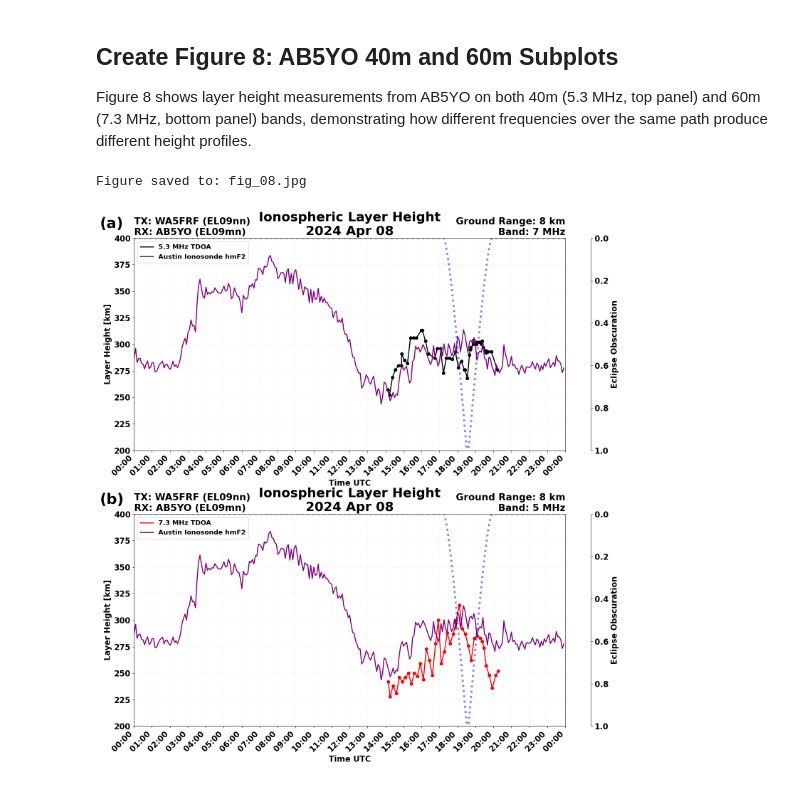
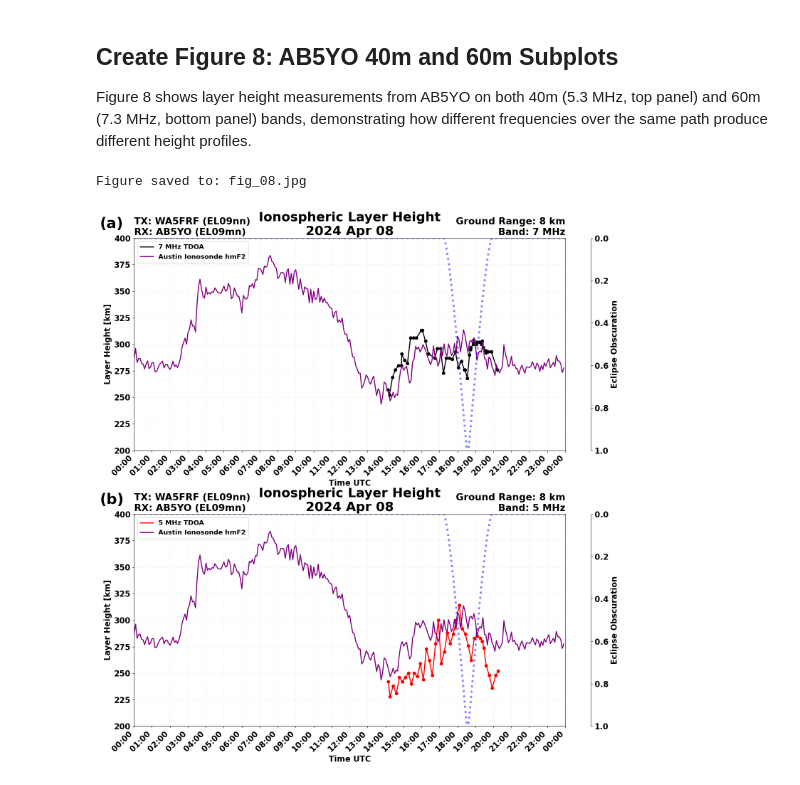
Before and after one commit to HamSCI/HF-TDOA-Frontiers-2025, a Jupyter notebook: fig_08/fig_08.ipynb, the cells around one changed output. Saved outputs shown, nothing was run; the diff lists cells and outputs as text; code cells hidden in the pictures.

Commit message:
use values from path_info

```diff
--- a/fig_08/fig_08.ipynb
+++ b/fig_08/fig_08.ipynb
@@ -35,14 +35,14 @@ fig, (ax1, ax2) = plt.subplots(2, 1, figsize=(15, 16))
 xlim = (datetime.datetime(2024, 4, 8), datetime.datetime(2024, 4, 9))
 ylim = (200, 400)
 
-# Panel (a): 40m (5.3 MHz) data
+# Panel (a): 40m (7 MHz) data
 tdoa.overlay_tdoa_csv(
     ax1,
     csv_path='../data/CSVs/2024-04-08_TX_WA5FRF_EL09nn-RX_AB5YO_EL09mn-40m_manual_analysis.csv',
     model_coeffs=(1, 0),  # No transformation needed - data already in km
     overlay_manual=True,
     overlay_autocorr=False,
-    manual_label='5.3 MHz TDOA',
+    manual_label=f'{path_info_40m.band_str} TDOA',
     manual_color='black',
     manual_linestyle='solid'
 )
@@ -87,14 +87,14 @@ tdoa.title_from_pfx(ax1, path_info_40m, date=date, center_title='Ionospheric Lay
 ax1.text(-0.08, 1.100, '(a)', transform=ax1.transAxes,
          fontsize=30, fontweight='bold', va='top', ha='left')
 
-# Panel (b): 60m (7.3 MHz) data
+# Panel (b): 60m (5 MHz) data
 tdoa.overlay_tdoa_csv(
     ax2,
     csv_path='../data/CSVs/2024-04-08_TX_WA5FRF_EL09nn-RX_AB5YO_EL09mn-60m_manual_analysis.csv',
     model_coeffs=(1, 0),  # No transformation needed - data already in km
     overlay_manual=True,
     overlay_autocorr=False,
-    manual_label='7.3 MHz TDOA',
+    manual_label=f'{path_info_60m.band_str} TDOA',
     manual_color='red',
     manual_linestyle='solid'
 )
@@ -125,31 +125,31 @@ ax2.xaxis.set_major_locator(mdates.MinuteLocator(interval=60))
 ax2.set_xlim(xlim)
 ax2.set_ylim(ylim)
 ax2.set_ylabel('Layer Height [km]')
 ax2.set_xlabel('Time UTC')
 ax2.grid(True, alpha=0.3)
 ax2.legend(loc='upper left', fontsize='small')
 
 # Add title using the library's formatting
 tdoa.title_from_pfx(ax2, path_info_60m, date=date, center_title='Ionospheric Layer Height')
 
 # Add subplot label
 ax2.text(-0.08, 1.100, '(b)', transform=ax2.transAxes,
          fontsize=30, fontweight='bold', va='top', ha='left')
 
 # Rotate x-axis labels
 for ax in [ax1, ax2]:
     for tick_label in ax.get_xticklabels():
         tick_label.set_rotation(45)
         tick_label.set_horizontalalignment('right')
 
 plt.tight_layout()
 plt.subplots_adjust(hspace=0.3)
 
 # Save figure
 plt.savefig('fig_08.jpg', dpi=300, bbox_inches='tight', format='jpeg', pil_kwargs={'quality': 95})
 print("Figure saved to: fig_08.jpg")
 
 plt.show()
 # %% [output]
 Figure saved to: fig_08.jpg
-[figure, old version]
+[figure, new version]
```
